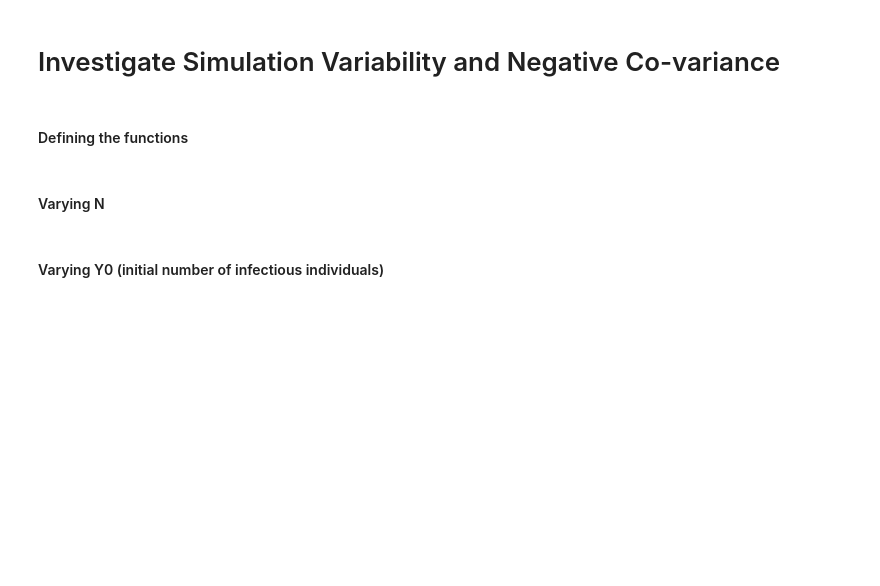
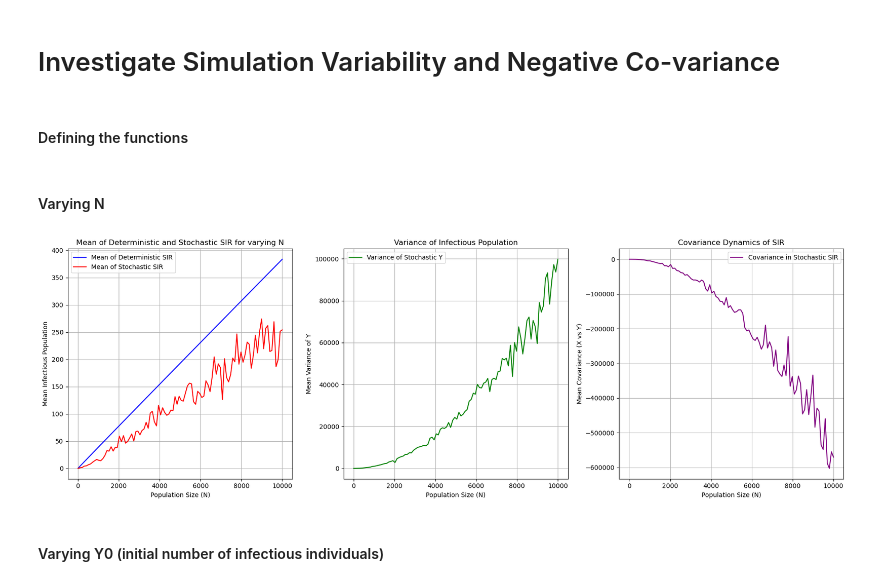
Before and after one commit to zoeazra/CLS-Ass-2, a Jupyter notebook: assignment 2.ipynb, the cells around one changed output. Drawn from its saved outputs; the diff is of its cells as text; code cells hidden in the pictures; blank space fills up the shorter version.

```diff
--- a/assignment 2.ipynb
+++ b/assignment 2.ipynb
@@ -534,38 +651,41 @@ N_diff = np.linspace(10, 10000, 100)
 sims = 30
 beta = 1
 gamma = 1/3
-mu = 1/6
+mu = 1/60
 tend = 200
+seed = 42
 fig, axes = plt.subplots(1, 3, figsize=(18, 6))
 
 # Running the simulations
 mean_deter, mean_stoch, var_stoch, cov_XYs = diff_params_N(N_diff, sims, beta, gamma, mu, tend)
 
 # Plotting the figures
 axes[0].plot(N_diff, mean_deter, label='Mean of Deterministic SIR', color='blue')  # Deterministic mean
 axes[0].plot(N_diff, mean_stoch, label='Mean of Stochastic SIR', color='red')     # Stochastic mean
 axes[0].set_title("Mean of Deterministic and Stochastic SIR for varying N")
 axes[0].set_xlabel("Population Size (N)")
 axes[0].set_ylabel("Mean Infectious Population")
 axes[0].grid(True)
 axes[0].legend()
 
 axes[1].plot(N_diff, var_stoch, label='Variance of Stochastic Y', color='green')  # Variance over N
 axes[1].set_title("Variance of Infectious Population")
 axes[1].set_xlabel("Population Size (N)")
 axes[1].set_ylabel("Mean Variance of Y")
 axes[1].grid(True)
 axes[1].legend()
 
 axes[2].plot(N_diff, cov_XYs, label='Covariance in Stochastic SIR', color='purple')  # Covariance over N
 axes[2].set_title("Covariance Dynamics of SIR")
 axes[2].set_xlabel("Population Size (N)")
 axes[2].set_ylabel("Mean Covariance (X vs Y)")
 axes[2].grid(True)
 axes[2].legend()
 
 plt.tight_layout()
 plt.show()
+# %% [output]
+[figure, added]
 # %% [markdown]
 #### Varying Y0 (initial number of infectious individuals)
 # %%
```
Also changed, not shown: parts of 17 cells of this notebook.
